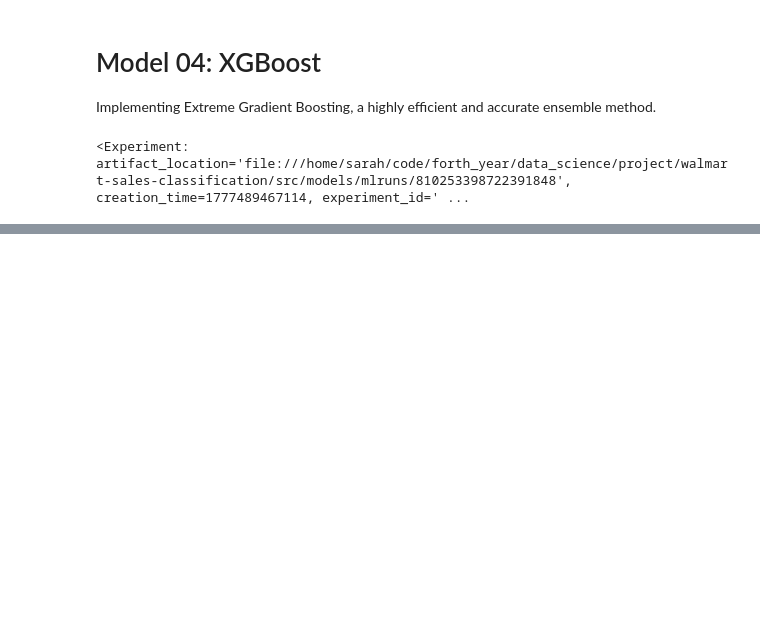
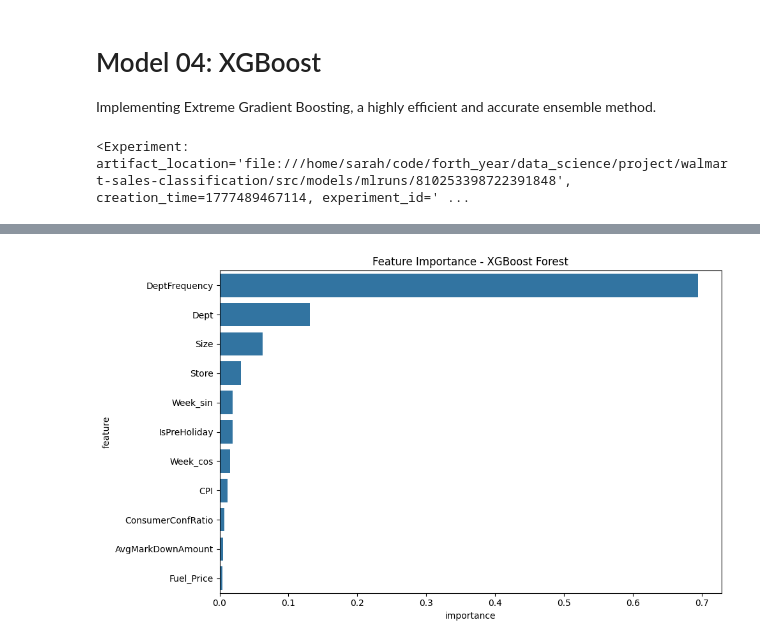
Before and after one commit to leh-tcode/walmart-sales-classification, a Jupyter notebook: src/models/xgboost.ipynb, the cells around one changed output, grey strips where cells are left out. Cells and saved outputs as stored; diff of their text form; code cells hidden in the pictures; blank space fills up the shorter version.

```diff
--- a/src/models/xgboost.ipynb
+++ b/src/models/xgboost.ipynb
@@ -38,20 +56,26 @@ test_holidays = test_df[holiday_col]
 # %%
 with mlflow.start_run(run_name="XGBoost"):
-    model_path = 'xgboost_model.pkl'
+    model_path = "xgboost_model.pkl"
     if os.path.exists(model_path):
-        with open(model_path, 'rb') as f:
+        with open(model_path, "rb") as f:
             model = pickle.load(f)
-        print('Model loaded from pickle')
+        print("Model loaded from pickle")
     else:
+        model = XGBClassifier(n_estimators=100, max_depth=7, learning_rate=0.1, random_state=42)
+        if is_grid_search:
+            grid_search = GridSearchCV(estimator=model, param_grid=param_grid, scoring="roc_auc", n_jobs=-1, cv=3, verbose=1)
+            grid_search.fit(X_train, y_train)
 
-        model = XGBClassifier(n_estimators=100, max_depth=6, learning_rate=0.1, random_state=42)
-        model.fit(X_train, y_train)
-        with open(model_path, 'wb') as f:
+            print(f"Best Parameters: {grid_search.best_params_}")
+            print(f"Best Score: {grid_search.best_score_}")
+            model = grid_search.best_estimator_
+        else:
+            model.fit(X_train, y_train)
+        with open(model_path, "wb") as f:
             pickle.dump(model, f)
-        print('Model trained and saved to pickle')
+        print("Model trained and saved to pickle")
 
     y_pred = model.predict(X_test)
-
 
     acc = accuracy_score(y_test, y_pred)
     f1 = f1_score(y_test, y_pred, average="weighted")
@@ -65,7 +89,7 @@ with mlflow.start_run(run_name="XGBoost"):
     mlflow.log_metric("holiday_accuracy", biz_metrics["holiday_accuracy"])
     mlflow.log_metric("weighted_classification_error", biz_metrics["weighted_classification_error"])
 
-    mlflow.log_artifact(model_path)
+    mlflow.sklearn.log_model(model, artifact_path="xgboost_model.pkl")
 
     print(f"Accuracy: {acc:.4f}")
     print(f"Holiday Accuracy: {biz_metrics['holiday_accuracy']:.4f}")
@@ -77,0 +106,15 @@ Weighted Error: 0.0707
+# %%
+importances = model.feature_importances_
+feature_names = features_selected
+feature_importance_df = pd.DataFrame({"feature": feature_names, "importance": importances})
+feature_importance_df = feature_importance_df.sort_values(by="importance", ascending=False)
+
+plt.figure(figsize=(10, 6))
+sns.barplot(x="importance", y="feature", data=feature_importance_df)
+plt.title("Feature Importance - XGBoost Forest")
+plt.tight_layout()
+plt.savefig("feature_importance.png")
+mlflow.log_artifact("feature_importance.png")
+plt.show()
+# %% [output]
+[figure, added]
```
Also changed, not shown: parts of 6 cells of this notebook, 5 other files.
